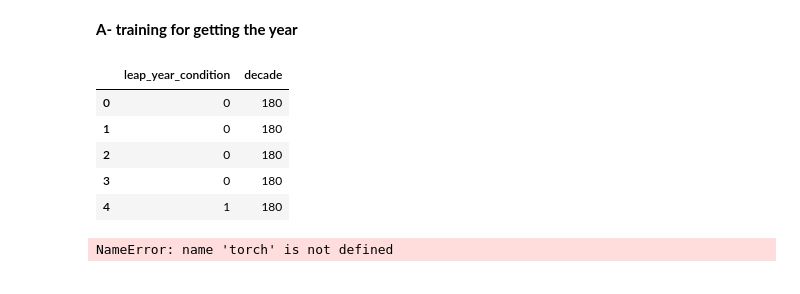
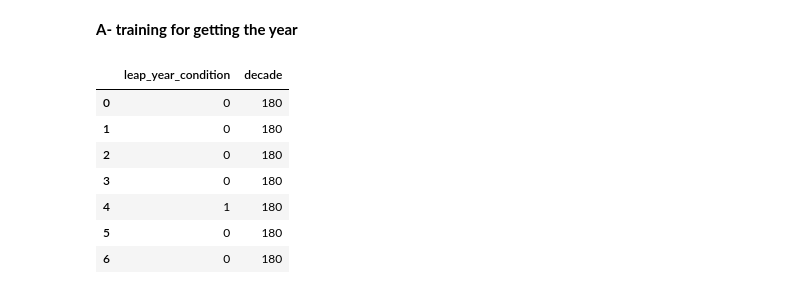
Before and after one commit to salama4ai/Proteinea, a Jupyter notebook: model/training.ipynb, the cells around one changed output. Cells and saved outputs as stored; diff of their text form; code cells hidden in the pictures.

```diff
--- a/model/training.ipynb
+++ b/model/training.ipynb
@@ -23,14 +27,2 @@ df.head()
 # %% [markdown]
 **A- training for getting the year**
-# %%
-# separate target column from input columns
-x = df[["leap_year_condition", "decade"]]
-y = df["output_year"]
-x.head()
-# %% [output]
-|  | leap_year_condition | decade |
-| 0 | 0 | 180 |
-| 1 | 0 | 180 |
-| 2 | 0 | 180 |
-| 3 | 0 | 180 |
-| 4 | 1 | 180 |
@@ -60,0 +50,15 @@ set_random_seed
+# %%
+# output_year column is just the last number in the output column
+x_year = df[["leap_year_condition", "decade", "valid_years_days_", "output_year_digit"]]
+y_year = x_year.pop("output_year_digit")
+v = x_year.pop("valid_years_days_")
+x_year.head(7)
+# %% [output]
+|  | leap_year_condition | decade |
+| 0 | 0 | 180 |
+| 1 | 0 | 180 |
+| 2 | 0 | 180 |
+| 3 | 0 | 180 |
+| 4 | 1 | 180 |
+| 5 | 0 | 180 |
+| 6 | 0 | 180 |
@@ -62,16 +99,24 @@ set_random_seed
 device = torch.device("cuda" if torch.cuda.is_available() else "cpu")
 
 class network(nn.Module):
-    def __init__(self, out_features):
+    def __init__(self, in_features, out_features):
         super().__init__()
-        self.fc1 = nn.Linear(2, 10)
-        self.fc2 = nn.Linear(17, 17)
-        self.fc3 = nn.Linear(17, out_features)
+        self.fc1 = nn.Linear(in_features, 11)
+        self.fc2 = nn.Linear(11, 11)
+        self.fc3 = nn.Linear(11, 11)
+        self.fc4 = nn.Linear(11, out_features)
+        self.initialize_weights()
+
 
     def forward(self, x):
-        out = self.fc1(out)
-        out = self.fc2(out)
-        out = self.fc3(out)
+        out = F.leaky_relu(self.fc1(x))
+        out = F.leaky_relu(self.fc2(out))
+        out = F.leaky_relu(self.fc3(out))
+        out = (self.fc4(out))#nn.Softmax
         return out
+
+    def initialize_weights(self):
+        for m in self.modules():
+            if isinstance(m, nn.Linear):
+                nn.init.kaiming_uniform_(m.weight)
+                nn.init.constant_(m.bias, 0)
-# %% [output]
-NameError: name 'torch' is not defined
```
Also changed, not shown: parts of 20 cells of this notebook, 15 other files.
